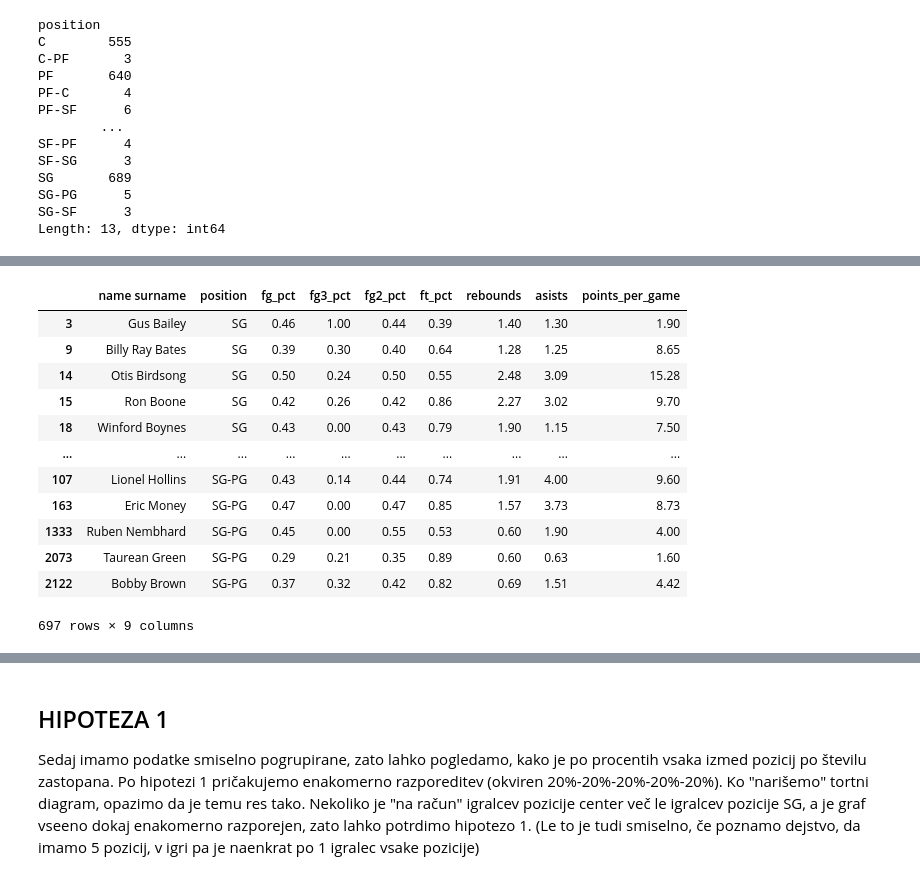
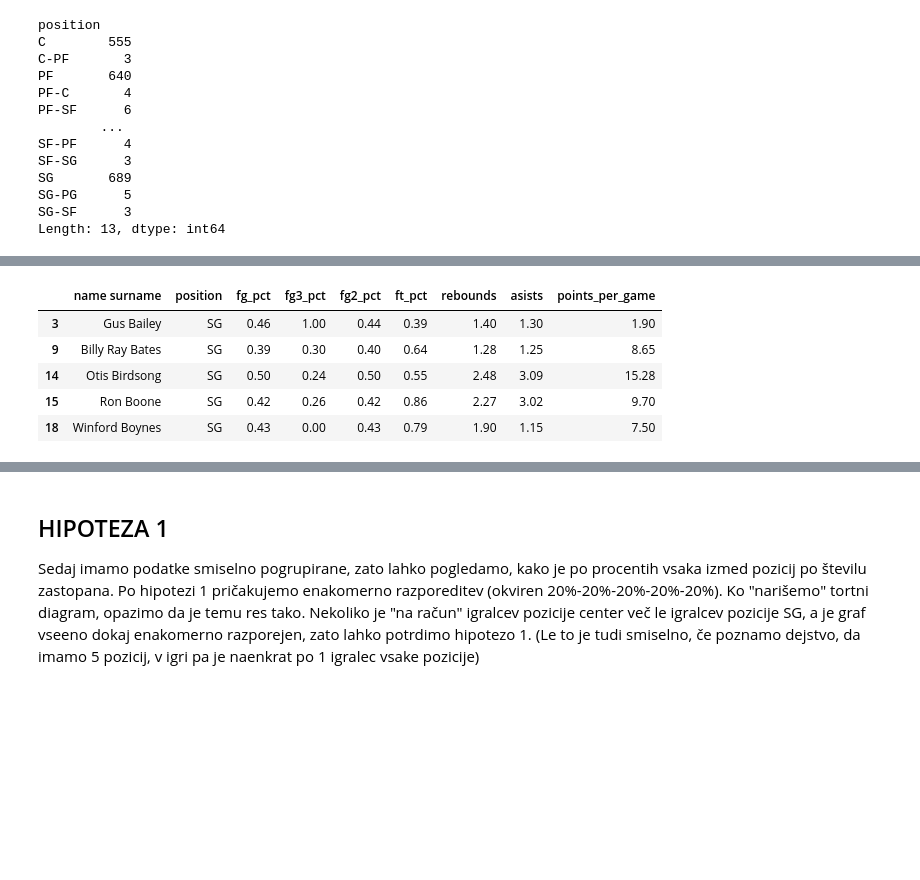
Before and after one commit to matej23/obdelava-podatkov, a Jupyter notebook: analiza.ipynb, the cells around one changed output, grey strips where cells are left out. Saved outputs shown, nothing was run; the diff lists cells and outputs as text; code cells hidden in the pictures; blank space fills up the shorter version.

```diff
--- a/analiza.ipynb
+++ b/analiza.ipynb
@@ -128,21 +107,14 @@ prehodni_sg_1 = position_group.get_group("SG-SF")
 prehodni_sg_2 = position_group.get_group("SG-PG")
 # %%
 sg = pd.concat([cisti_sg, prehodni_sg_1, prehodni_sg_2])
-sg
+sg.head()
 # %% [output]
 |  | name surname | position | fg_pct | fg3_pct | fg2_pct | ft_pct | rebounds | asists | points_per_game |
 | 3 | Gus Bailey | SG | 0.46 | 1.00 | 0.44 | 0.39 | 1.40 | 1.30 | 1.90 |
 | 9 | Billy Ray Bates | SG | 0.39 | 0.30 | 0.40 | 0.64 | 1.28 | 1.25 | 8.65 |
 | 14 | Otis Birdsong | SG | 0.50 | 0.24 | 0.50 | 0.55 | 2.48 | 3.09 | 15.28 |
 | 15 | Ron Boone | SG | 0.42 | 0.26 | 0.42 | 0.86 | 2.27 | 3.02 | 9.70 |
 | 18 | Winford Boynes | SG | 0.43 | 0.00 | 0.43 | 0.79 | 1.90 | 1.15 | 7.50 |
-| ... | ... | ... | ... | ... | ... | ... | ... | ... | ... |
-| 107 | Lionel Hollins | SG-PG | 0.43 | 0.14 | 0.44 | 0.74 | 1.91 | 4.00 | 9.60 |
-| 163 | Eric Money | SG-PG | 0.47 | 0.00 | 0.47 | 0.85 | 1.57 | 3.73 | 8.73 |
-| 1333 | Ruben Nembhard | SG-PG | 0.45 | 0.00 | 0.55 | 0.53 | 0.60 | 1.90 | 4.00 |
-| 2073 | Taurean Green | SG-PG | 0.29 | 0.21 | 0.35 | 0.89 | 0.60 | 0.63 | 1.60 |
-| 2122 | Bobby Brown | SG-PG | 0.37 | 0.32 | 0.42 | 0.82 | 0.69 | 1.51 | 4.42 |
-697 rows × 9 columns
 # %%
 cisti_pg = position_group.get_group("PG")
 prehodni_pg = position_group.get_group("PG-SG")
```
Also changed, not shown: parts of 5 cells of this notebook.
